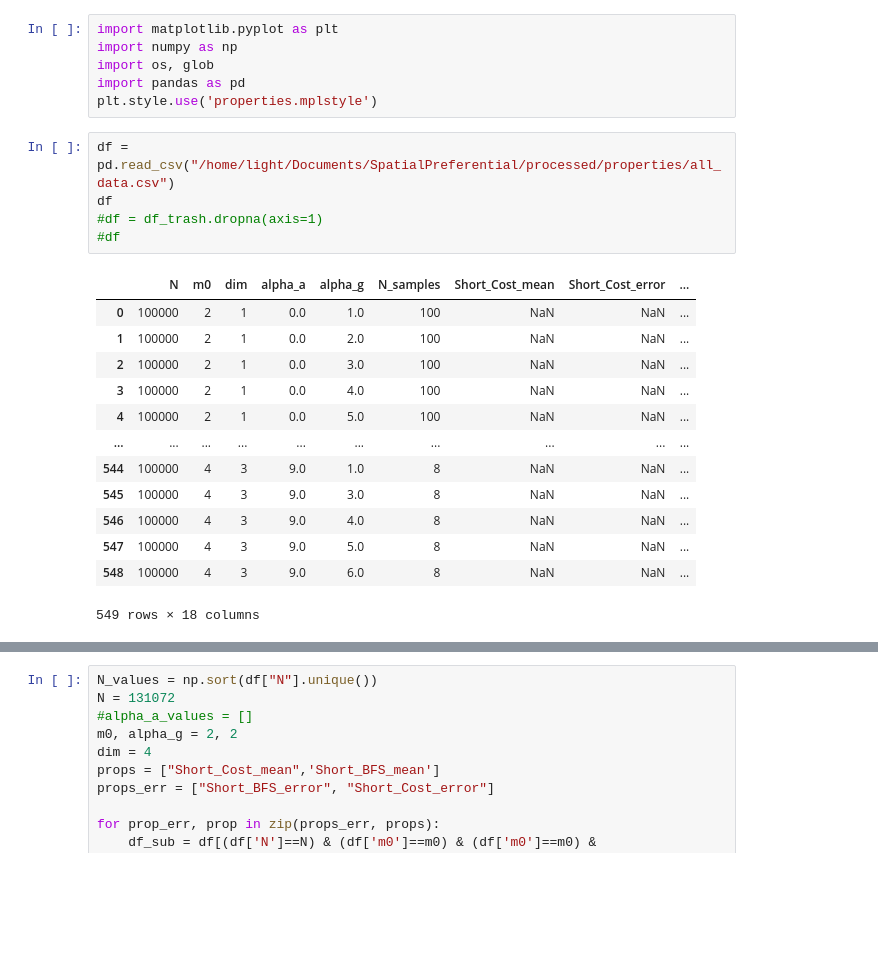
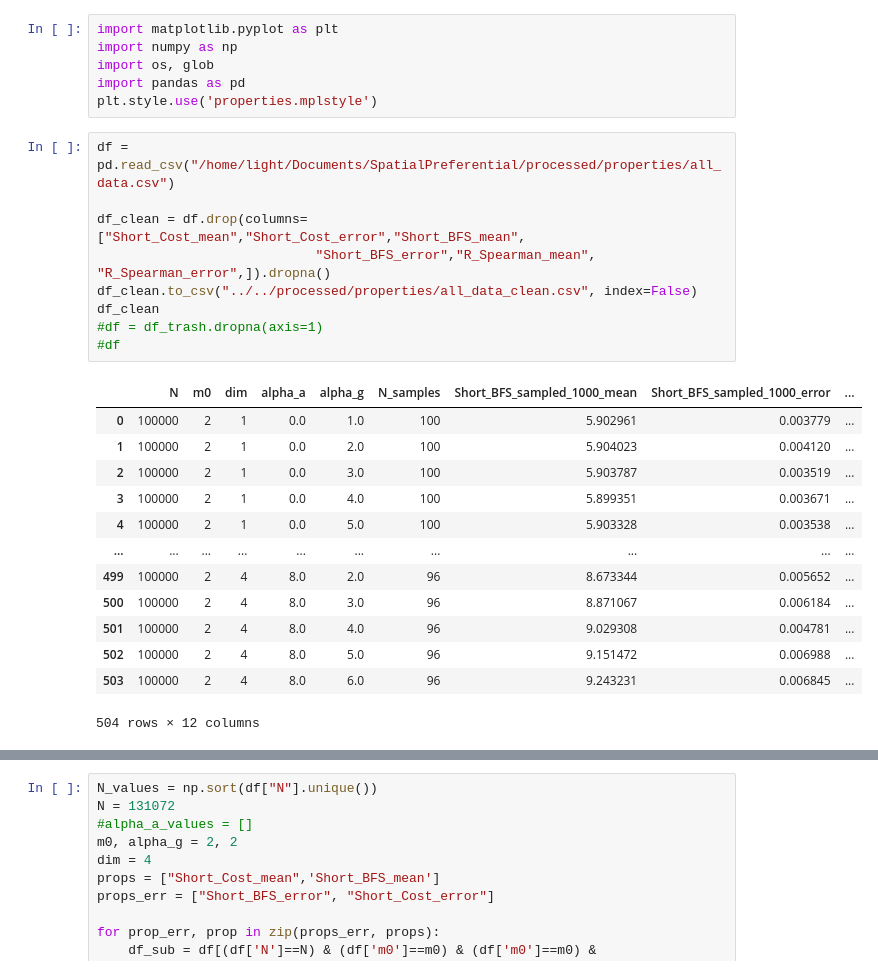
Before and after one commit to JuniorAlencar/SpatialPreferential, a Jupyter notebook: scripts/jupyter/load_data.ipynb, the cells around one changed output, grey strips where cells are left out. Drawn from its saved outputs; the diff is of its cells as text; blank space fills up the shorter version.

Commit message:
finish load_data

```diff
--- a/scripts/jupyter/load_data.ipynb
+++ b/scripts/jupyter/load_data.ipynb
@@ -6,23 +6,27 @@ import pandas as pd
 plt.style.use('properties.mplstyle')
 # %%
 df = pd.read_csv("/home/light/Documents/SpatialPreferential/processed/properties/all_data.csv")
-df
+
+df_clean = df.drop(columns=["Short_Cost_mean","Short_Cost_error","Short_BFS_mean",
+                            "Short_BFS_error","R_Spearman_mean", "R_Spearman_error",]).dropna()
+df_clean.to_csv("../../processed/properties/all_data_clean.csv", index=False)
+df_clean
 #df = df_trash.dropna(axis=1)
 #df
 # %% [output]
-|  | N | m0 | dim | alpha_a | alpha_g | N_samples | Short_Cost_mean | Short_Cost_error | ... |
-| 0 | 100000 | 2 | 1 | 0.0 | 1.0 | 100 | NaN | NaN | ... |
-| 1 | 100000 | 2 | 1 | 0.0 | 2.0 | 100 | NaN | NaN | ... |
-| 2 | 100000 | 2 | 1 | 0.0 | 3.0 | 100 | NaN | NaN | ... |
-| 3 | 100000 | 2 | 1 | 0.0 | 4.0 | 100 | NaN | NaN | ... |
-| 4 | 100000 | 2 | 1 | 0.0 | 5.0 | 100 | NaN | NaN | ... |
+|  | N | m0 | dim | alpha_a | alpha_g | N_samples | Short_BFS_sampled_1000_mean | Short_BFS_sampled_1000_error | ... |
+| 0 | 100000 | 2 | 1 | 0.0 | 1.0 | 100 | 5.902961 | 0.003779 | ... |
+| 1 | 100000 | 2 | 1 | 0.0 | 2.0 | 100 | 5.904023 | 0.004120 | ... |
+| 2 | 100000 | 2 | 1 | 0.0 | 3.0 | 100 | 5.903787 | 0.003519 | ... |
+| 3 | 100000 | 2 | 1 | 0.0 | 4.0 | 100 | 5.899351 | 0.003671 | ... |
+| 4 | 100000 | 2 | 1 | 0.0 | 5.0 | 100 | 5.903328 | 0.003538 | ... |
 | ... | ... | ... | ... | ... | ... | ... | ... | ... | ... |
-| 544 | 100000 | 4 | 3 | 9.0 | 1.0 | 8 | NaN | NaN | ... |
-| 545 | 100000 | 4 | 3 | 9.0 | 3.0 | 8 | NaN | NaN | ... |
-| 546 | 100000 | 4 | 3 | 9.0 | 4.0 | 8 | NaN | NaN | ... |
-| 547 | 100000 | 4 | 3 | 9.0 | 5.0 | 8 | NaN | NaN | ... |
-| 548 | 100000 | 4 | 3 | 9.0 | 6.0 | 8 | NaN | NaN | ... |
+| 499 | 100000 | 2 | 4 | 8.0 | 2.0 | 96 | 8.673344 | 0.005652 | ... |
+| 500 | 100000 | 2 | 4 | 8.0 | 3.0 | 96 | 8.871067 | 0.006184 | ... |
+| 501 | 100000 | 2 | 4 | 8.0 | 4.0 | 96 | 9.029308 | 0.004781 | ... |
+| 502 | 100000 | 2 | 4 | 8.0 | 5.0 | 96 | 9.151472 | 0.006988 | ... |
+| 503 | 100000 | 2 | 4 | 8.0 | 6.0 | 96 | 9.243231 | 0.006845 | ... |
-549 rows × 18 columns
+504 rows × 12 columns
 # %%
 import numpy as np
 import matplotlib.pyplot as plt
```
Also changed, not shown: parts of 3 cells of this notebook.
